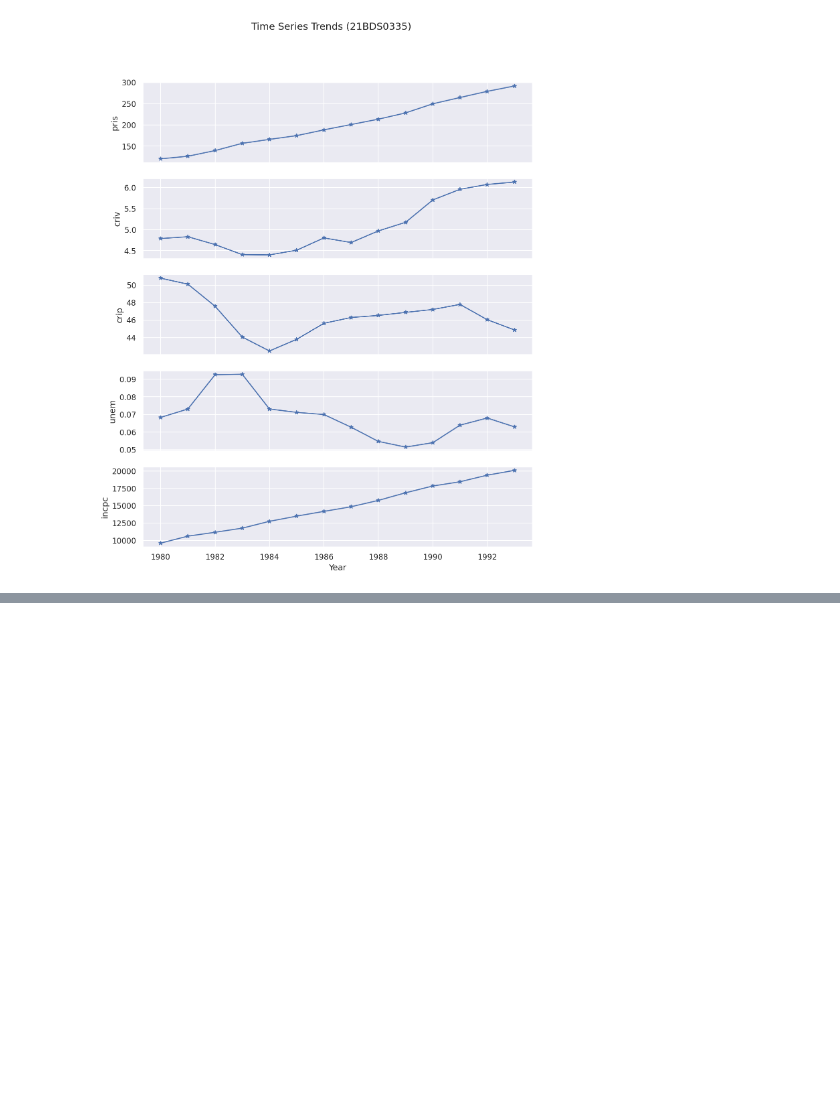
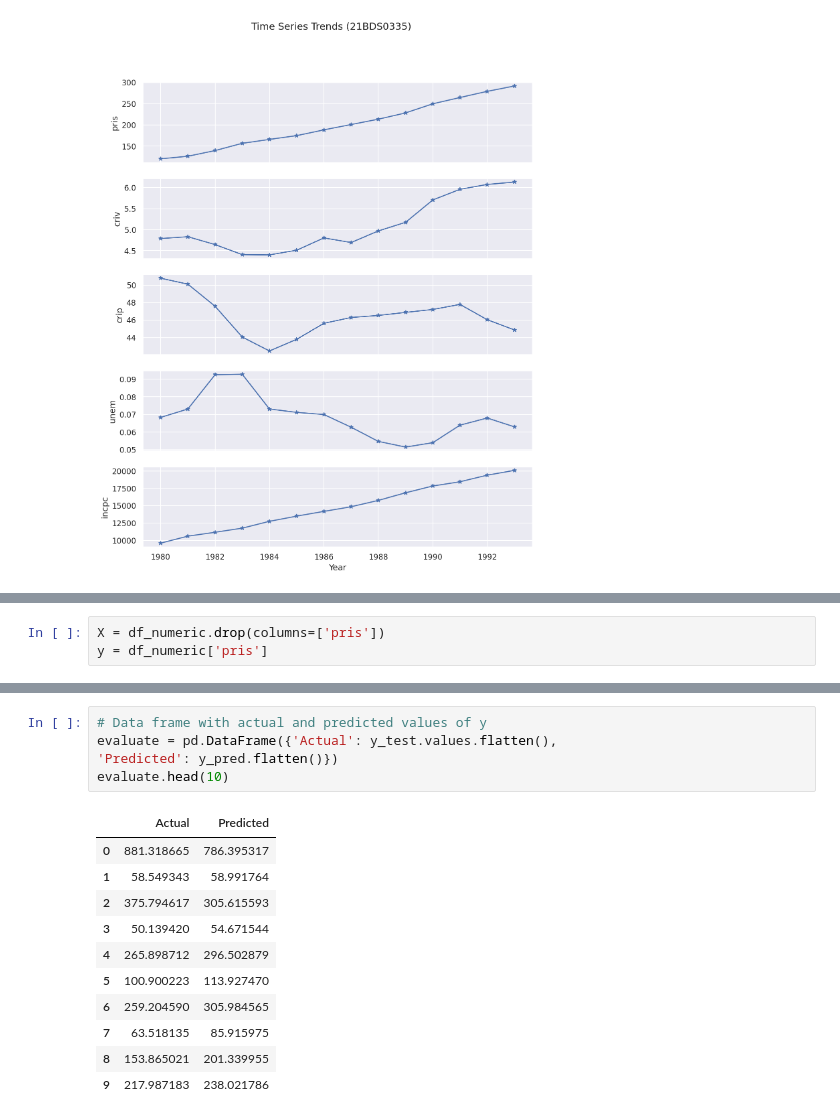
Before and after one commit to Ashish-Aaran/EDA, a Jupyter notebook: 21BDS0335.ipynb, the cells around one changed output, grey strips where cells are left out. Cells and saved outputs as stored; diff of their text form; blank space fills up the shorter version.

```diff
--- a/21BDS0335.ipynb
+++ b/21BDS0335.ipynb
@@ -596,0 +564,3 @@ plt.show()
+# %%
+X = df_numeric.drop(columns=['pris'])
+y = df_numeric['pris']
@@ -596,0 +593,17 @@ plt.show()
+# %%
+# Data frame with actual and predicted values of y
+evaluate = pd.DataFrame({'Actual': y_test.values.flatten(),
+'Predicted': y_pred.flatten()})
+evaluate.head(10)
+# %% [output]
+|  | Actual | Predicted |
+| 0 | 881.318665 | 786.395317 |
+| 1 | 58.549343 | 58.991764 |
+| 2 | 375.794617 | 305.615593 |
+| 3 | 50.139420 | 54.671544 |
+| 4 | 265.898712 | 296.502879 |
+| 5 | 100.900223 | 113.927470 |
+| 6 | 259.204590 | 305.984565 |
+| 7 | 63.518135 | 85.915975 |
+| 8 | 153.865021 | 201.339955 |
+| 9 | 217.987183 | 238.021786 |
```
Also changed, not shown: parts of 22 cells of this notebook.
